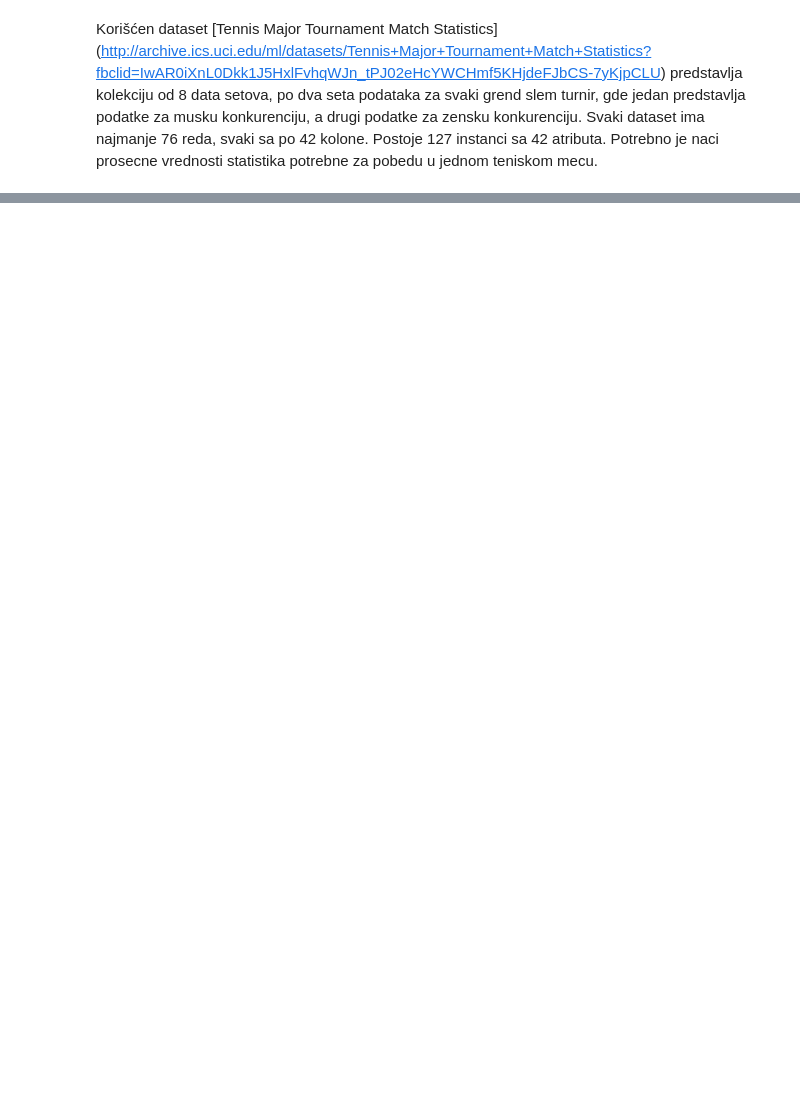
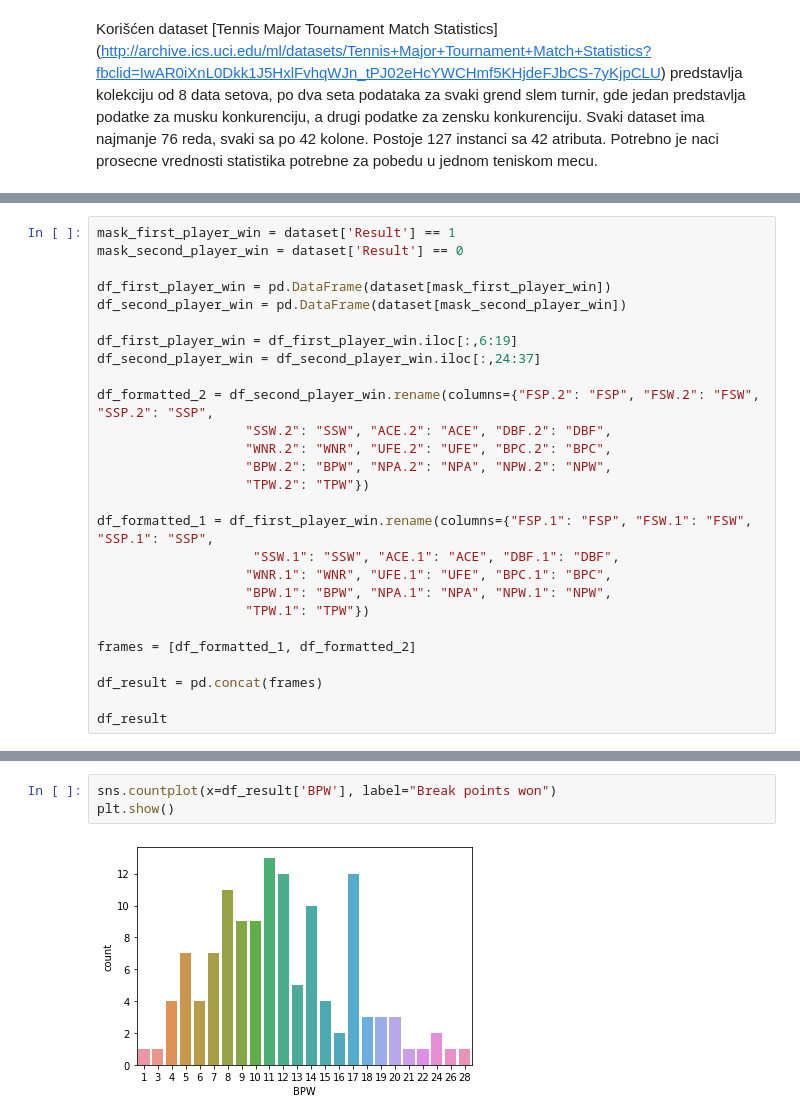
Before and after one commit to StefanMladenov/MU, a Jupyter notebook: 1.Domaci.ipynb, the cells around one changed output, grey strips where cells are left out. Cells and saved outputs as stored; diff of their text form; blank space fills up the shorter version.

```diff
--- a/1.Domaci.ipynb
+++ b/1.Domaci.ipynb
@@ -24,0 +39,27 @@ dataset
+# %%
+mask_first_player_win = dataset['Result'] == 1
+mask_second_player_win = dataset['Result'] == 0
+
+df_first_player_win = pd.DataFrame(dataset[mask_first_player_win])
+df_second_player_win = pd.DataFrame(dataset[mask_second_player_win])
+
+df_first_player_win = df_first_player_win.iloc[:,6:19]
+df_second_player_win = df_second_player_win.iloc[:,24:37]
+
+df_formatted_2 = df_second_player_win.rename(columns={"FSP.2": "FSP", "FSW.2": "FSW", "SSP.2": "SSP",
+                   "SSW.2": "SSW", "ACE.2": "ACE", "DBF.2": "DBF",
+                   "WNR.2": "WNR", "UFE.2": "UFE", "BPC.2": "BPC",
+                   "BPW.2": "BPW", "NPA.2": "NPA", "NPW.2": "NPW",
+                   "TPW.2": "TPW"})
+
+df_formatted_1 = df_first_player_win.rename(columns={"FSP.1": "FSP", "FSW.1": "FSW", "SSP.1": "SSP",
+                    "SSW.1": "SSW", "ACE.1": "ACE", "DBF.1": "DBF",
+                   "WNR.1": "WNR", "UFE.1": "UFE", "BPC.1": "BPC",
+                   "BPW.1": "BPW", "NPA.1": "NPA", "NPW.1": "NPW",
+                   "TPW.1": "TPW"})
+
+frames = [df_formatted_1, df_formatted_2]
+
+df_result = pd.concat(frames)
+
+df_result
@@ -24,0 +162,5 @@ dataset
+# %%
+sns.countplot(x=df_result['BPW'], label="Break points won")
+plt.show()
+# %% [output]
+[figure, added]
```
Also changed, not shown: parts of 14 cells of this notebook, 1 other file.
